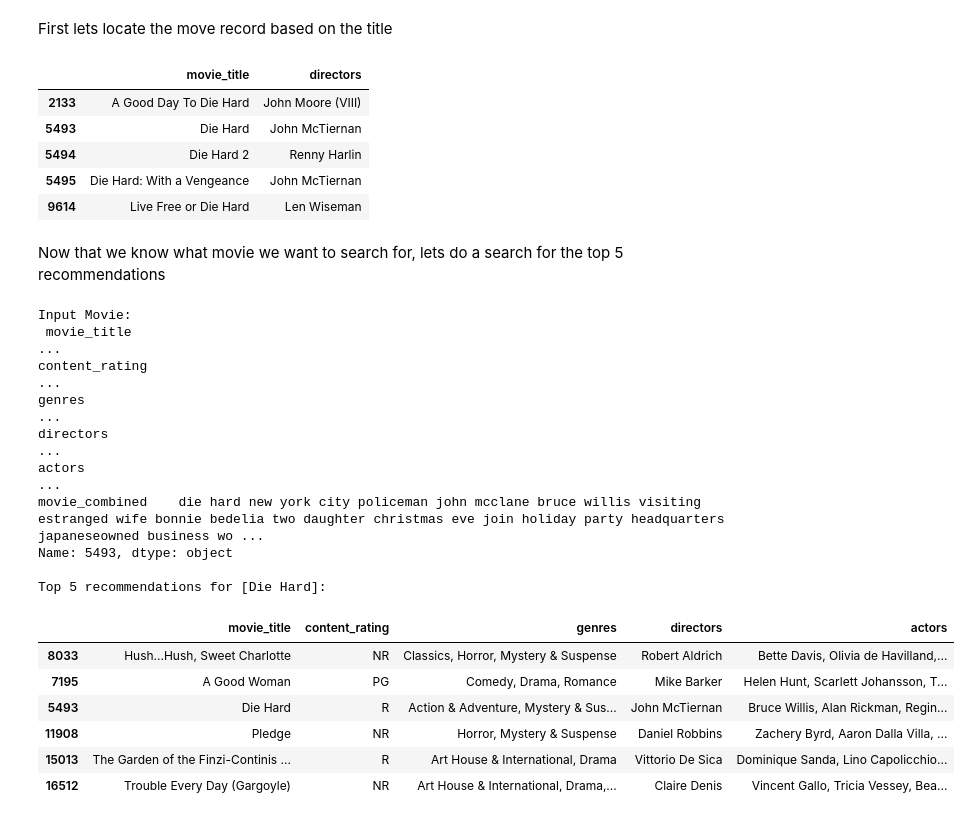
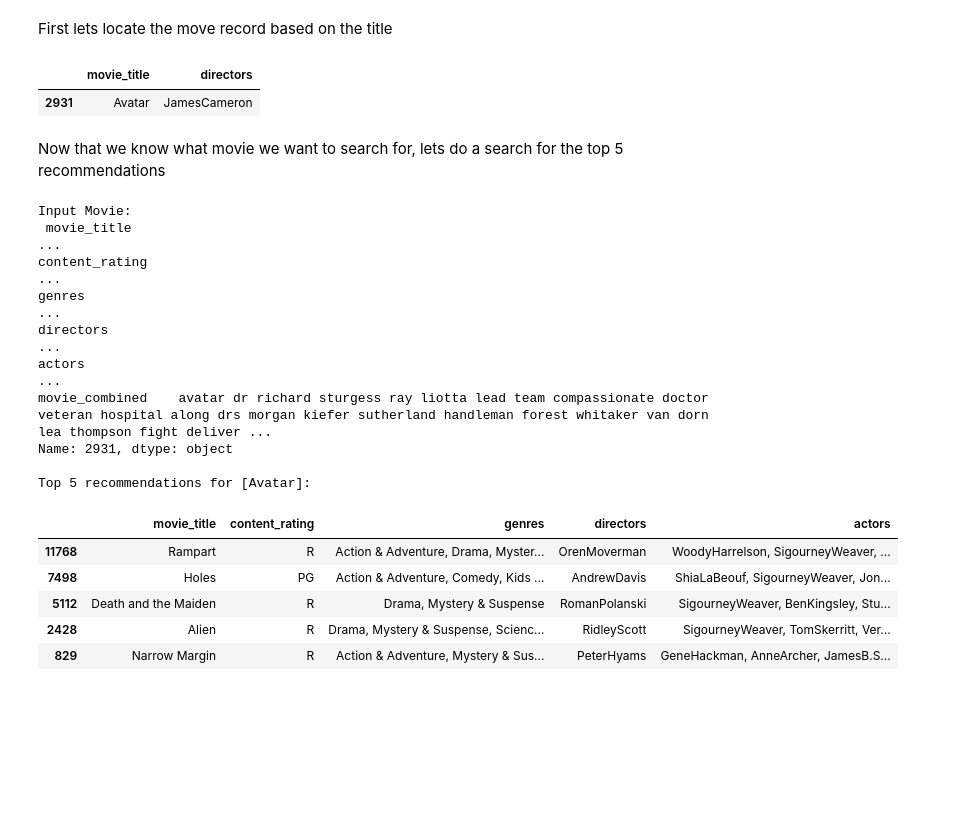
Before and after one commit to LaertXh/LLM-Project, a Jupyter notebook: CIS9665_FinalProject-V0.2.ipynb, the cells around one changed output. Saved outputs shown, nothing was run; the diff lists cells and outputs as text; code cells hidden in the pictures; blank space fills up the shorter version.

```diff
--- a/CIS9665_FinalProject-V0.1.ipynb
+++ b/CIS9665_FinalProject-V0.2.ipynb
@@ -161,0 +150,4 @@ pd.set_option('display.max_colwidth', None)
+# %%
+# reset index
+df_cleaned = df_cleaned.reset_index(drop=True)
+df_cleaned
@@ -195,3 +198,8 @@ Name: movie_info, dtype: object
+# %%
+df_cleaned['directors'] = df_cleaned['directors'].str.replace(' ', '')
+df_cleaned['actors'] = df_cleaned['actors'].apply(
+    lambda x: ', '.join(name.replace(' ', '') for name in x.split(','))
+)
 # %%
 # Combining relevant columns for cleaning and then LSH model training
-df_cleaned['movie_combined'] = df['movie_title'] + ' ' + df['movie_info']+ ' ' + df['content_rating']+ ' ' + df['genres']+ ' ' + df['directors']+ ' ' + df['actors']
+df_cleaned['movie_combined'] = df_cleaned['movie_title'] + ' ' + df_cleaned['movie_info']+ ' ' + df_cleaned['content_rating']+ ' ' + df_cleaned['genres']+ ' ' + df_cleaned['directors']+ ' ' + df_cleaned['actors']
@@ -310,7 +300,7 @@ def predict(idx, df_cleaned, permutations, num_results, forest):
     # Remove the movie itself from the results
     idx_array = idx_array[idx_array != idx]
 
-    result = df_cleaned.iloc[idx_array][['movie_title', 'content_rating', 'genres', 'directors', 'actors']]
+    result = df_cleaned.loc[idx_array][['movie_title', 'content_rating', 'genres', 'directors', 'actors']]
     return result
 # %% [markdown]
 # Creating Forest (Using Fixed Shingle Size)
@@ -338,42 +328,37 @@ def search_movies(df, search_string):
     result_df = df[mask].copy()
     return result_df[['movie_title', 'directors']]
 # %%
-search_list = search_movies(df_cleaned, "Die hard")
+search_list = search_movies(df_cleaned, "avatar")
 search_list
 # %% [output]
 |  | movie_title | directors |
-| 2133 | A Good Day To Die Hard | John Moore (VIII) |
-| 5493 | Die Hard | John McTiernan |
-| 5494 | Die Hard 2 | Renny Harlin |
-| 5495 | Die Hard: With a Vengeance | John McTiernan |
-| 9614 | Live Free or Die Hard | Len Wiseman |
+| 2931 | Avatar | JamesCameron |
 # %% [markdown]
 Now that we know what movie we want to search for, lets do a search for the top 5 recommendations
 # %%
-idx = 5493
+idx = 2931
 num_recommendations = 5
 input_title = df_cleaned.loc[idx]['movie_title']
 input_text = df_cleaned.loc[idx]['movie_combined']
 results = predict(idx, df_cleaned, permutations, num_recommendations, forest)
 movie_info = df_cleaned.loc[idx, ['movie_title', 'content_rating', 'genres', 'directors', 'actors', 'movie_combined']]
 print("Input Movie:\n", movie_info)
 print(f'\nTop {num_recommendations} recommendations for [{input_title}]:')
 results
 # %% [output]
 Input Movie:
  movie_title                                                                                                                                                                                             ...
 content_rating                                                                                                                                                                                           ...
 genres                                                                                                                                                                                                   ...
 directors                                                                                                                                                                                                ...
 actors                                                                                                                                                                                                   ...
-movie_combined    die hard new york city policeman john mcclane bruce willis visiting estranged wife bonnie bedelia two daughter christmas eve join holiday party headquarters japaneseowned business wo ...
-Name: 5493, dtype: object
+movie_combined    avatar dr richard sturgess ray liotta lead team compassionate doctor veteran hospital along drs morgan kiefer sutherland handleman forest whitaker van dorn lea thompson fight deliver ...
+Name: 2931, dtype: object
 
-Top 5 recommendations for [Die Hard]:
+Top 5 recommendations for [Avatar]:
 |  | movie_title | content_rating | genres | directors | actors |
-| 8033 | Hush...Hush, Sweet Charlotte | NR | Classics, Horror, Mystery & Suspense | Robert Aldrich | Bette Davis, Olivia de Havilland,... |
-| 7195 | A Good Woman | PG | Comedy, Drama, Romance | Mike Barker | Helen Hunt, Scarlett Johansson, T... |
-| 5493 | Die Hard | R | Action & Adventure, Mystery & Sus... | John McTiernan | Bruce Willis, Alan Rickman, Regin... |
-| 11908 | Pledge | NR | Horror, Mystery & Suspense | Daniel Robbins | Zachery Byrd, Aaron Dalla Villa, ... |
-| 15013 | The Garden of the Finzi-Continis ... | R | Art House & International, Drama | Vittorio De Sica | Dominique Sanda, Lino Capolicchio... |
-| 16512 | Trouble Every Day (Gargoyle) | NR | Art House & International, Drama,... | Claire Denis | Vincent Gallo, Tricia Vessey, Bea... |
+| 11768 | Rampart | R | Action & Adventure, Drama, Myster... | OrenMoverman | WoodyHarrelson, SigourneyWeaver, ... |
+| 7498 | Holes | PG | Action & Adventure, Comedy, Kids ... | AndrewDavis | ShiaLaBeouf, SigourneyWeaver, Jon... |
+| 5112 | Death and the Maiden | R | Drama, Mystery & Suspense | RomanPolanski | SigourneyWeaver, BenKingsley, Stu... |
+| 2428 | Alien | R | Drama, Mystery & Suspense, Scienc... | RidleyScott | SigourneyWeaver, TomSkerritt, Ver... |
+| 829 | Narrow Margin | R | Action & Adventure, Mystery & Sus... | PeterHyams | GeneHackman, AnneArcher, JamesB.S... |
```
Also changed, not shown: parts of 25 cells of this notebook.
